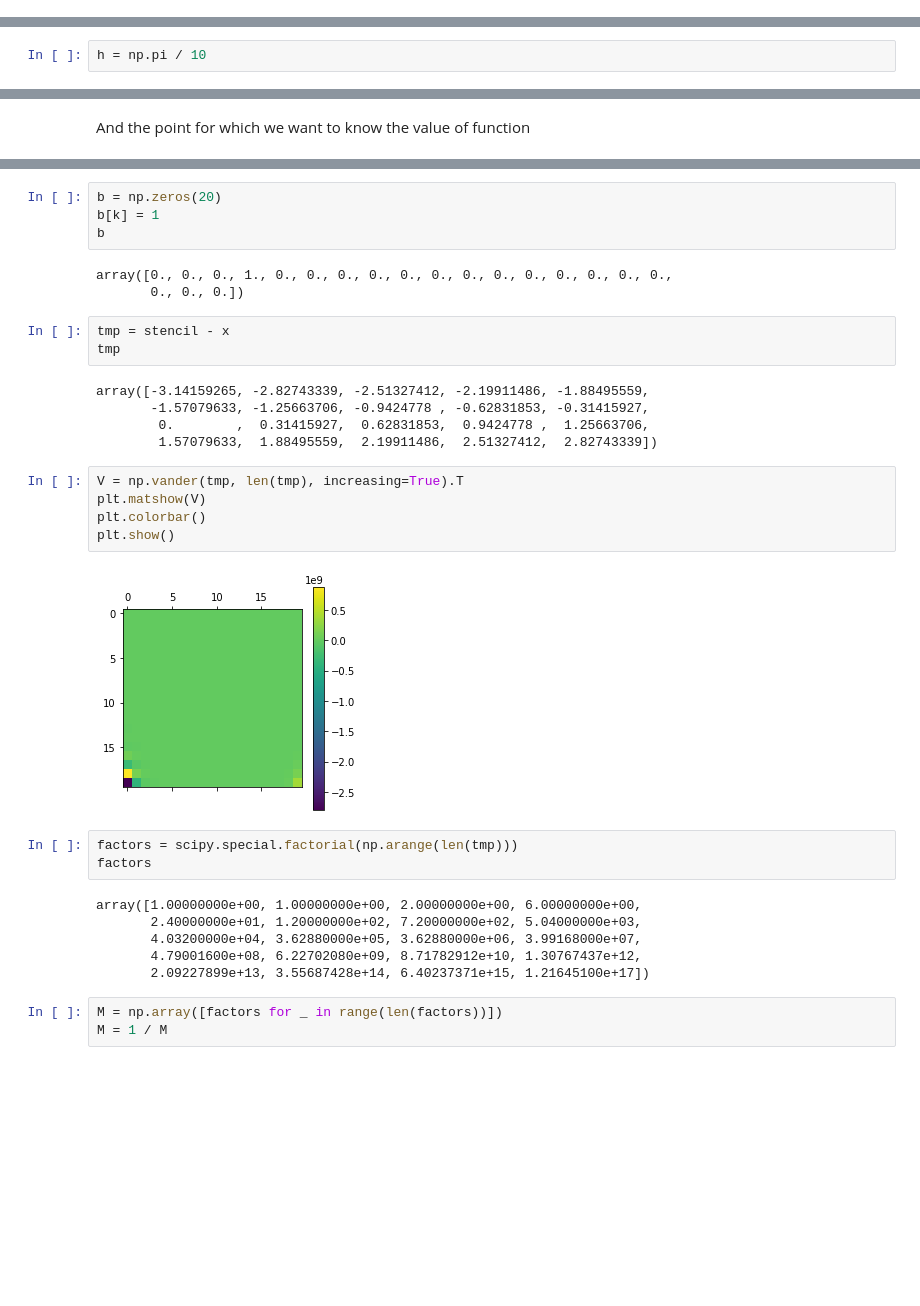
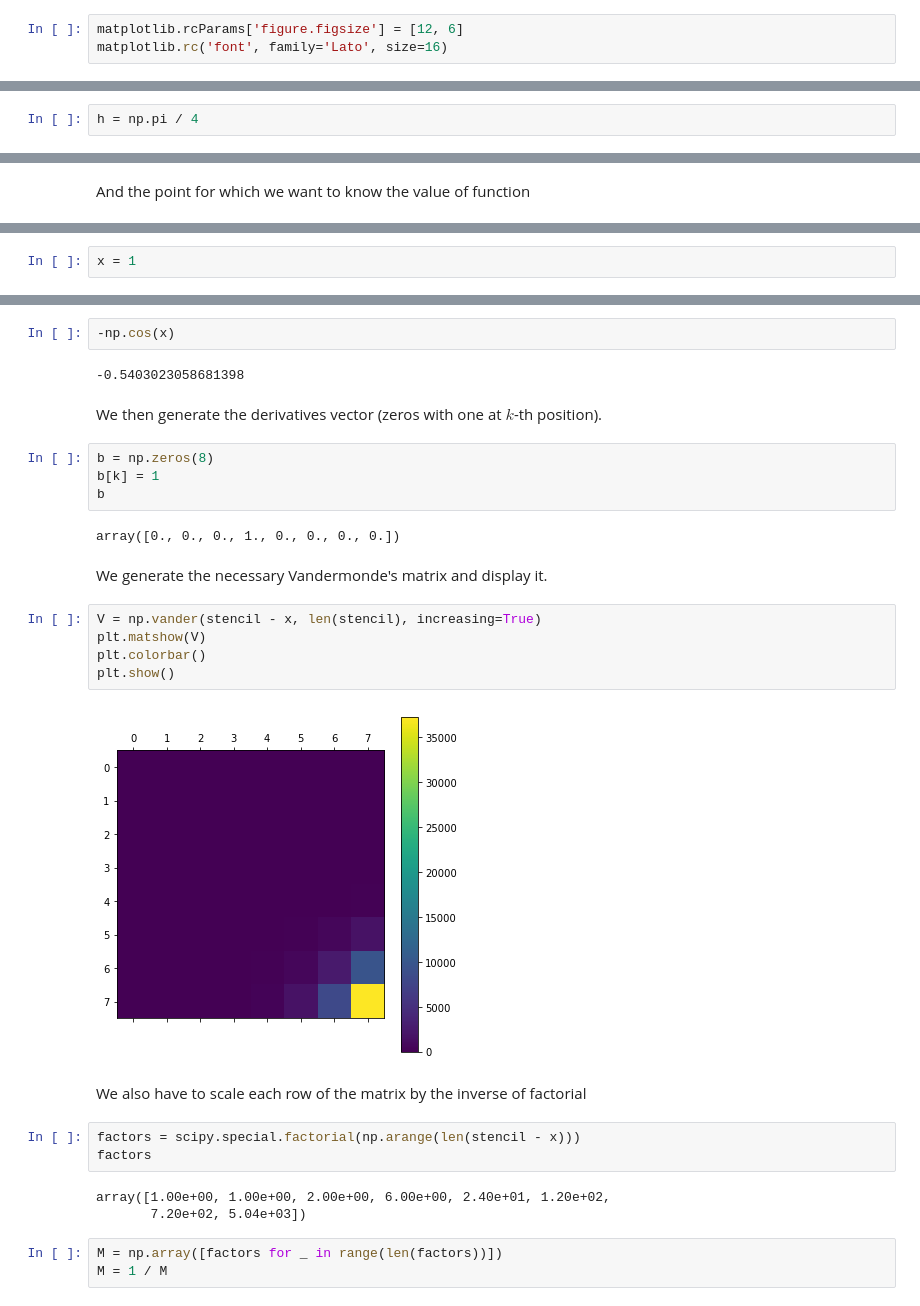
Before and after one commit to Nummulit/numerical-differential-eq, a Jupyter notebook: finite_differences_first_try.ipynb, the cells around one changed output, grey strips where cells are left out. Drawn from its saved outputs; the diff is of its cells as text; blank space fills up the shorter version.

```diff
--- a/finite_differences_first_try.ipynb
+++ b/finite_differences_first_try.ipynb
@@ -5,3 +6,6 @@ import scipy
+# %%
+matplotlib.rcParams['figure.figsize'] = [12, 6]
+matplotlib.rc('font', family='Lato', size=16)
 # %% [markdown]
 ## All-powerful finite difference calculator
 # %% [markdown]
@@ -10,7 +18,7 @@ Write a code which computes a finite difference approximation of $u^{(k)}(x)$ ba
 N = 0
 M = 2 * np.pi
 # %%
-h = np.pi / 10
+h = np.pi / 4
 # %%
 stencil = np.arange(N, M, h)
 # %%
@@ -32,0 +40,2 @@ x = np.pi
+# %%
+x = 1
@@ -33,34 +44,32 @@ x = np.pi
+# %%
+-np.cos(x)
+# %% [output]
+-0.5403023058681398
+# %% [markdown]
+We then generate the derivatives vector (zeros with one at $k$-th position).
 # %%
-b = np.zeros(20)
+b = np.zeros(8)
 b[k] = 1
 b
 # %% [output]
-array([0., 0., 0., 1., 0., 0., 0., 0., 0., 0., 0., 0., 0., 0., 0., 0., 0.,
-       0., 0., 0.])
+array([0., 0., 0., 1., 0., 0., 0., 0.])
-# %%
-tmp = stencil - x
-tmp
-# %% [output]
-array([-3.14159265, -2.82743339, -2.51327412, -2.19911486, -1.88495559,
-       -1.57079633, -1.25663706, -0.9424778 , -0.62831853, -0.31415927,
-        0.        ,  0.31415927,  0.62831853,  0.9424778 ,  1.25663706,
-        1.57079633,  1.88495559,  2.19911486,  2.51327412,  2.82743339])
+# %% [markdown]
+We generate the necessary Vandermonde's matrix and display it.
 # %%
-V = np.vander(tmp, len(tmp), increasing=True).T
+V = np.vander(stencil - x, len(stencil), increasing=True)
 plt.matshow(V)
 plt.colorbar()
 plt.show()
 # %% [output]
-[figure, old version]
+[figure, new version]
+# %% [markdown]
+We also have to scale each row of the matrix by the inverse of factorial
 # %%
-factors = scipy.special.factorial(np.arange(len(tmp)))
+factors = scipy.special.factorial(np.arange(len(stencil - x)))
 factors
 # %% [output]
-array([1.00000000e+00, 1.00000000e+00, 2.00000000e+00, 6.00000000e+00,
-       2.40000000e+01, 1.20000000e+02, 7.20000000e+02, 5.04000000e+03,
-       4.03200000e+04, 3.62880000e+05, 3.62880000e+06, 3.99168000e+07,
-       4.79001600e+08, 6.22702080e+09, 8.71782912e+10, 1.30767437e+12,
-       2.09227899e+13, 3.55687428e+14, 6.40237371e+15, 1.21645100e+17])
+array([1.00e+00, 1.00e+00, 2.00e+00, 6.00e+00, 2.40e+01, 1.20e+02,
+       7.20e+02, 5.04e+03])
 # %%
 M = np.array([factors for _ in range(len(factors))])
 M = 1 / M
```
Also changed, not shown: parts of 37 cells of this notebook, 1 other file.
